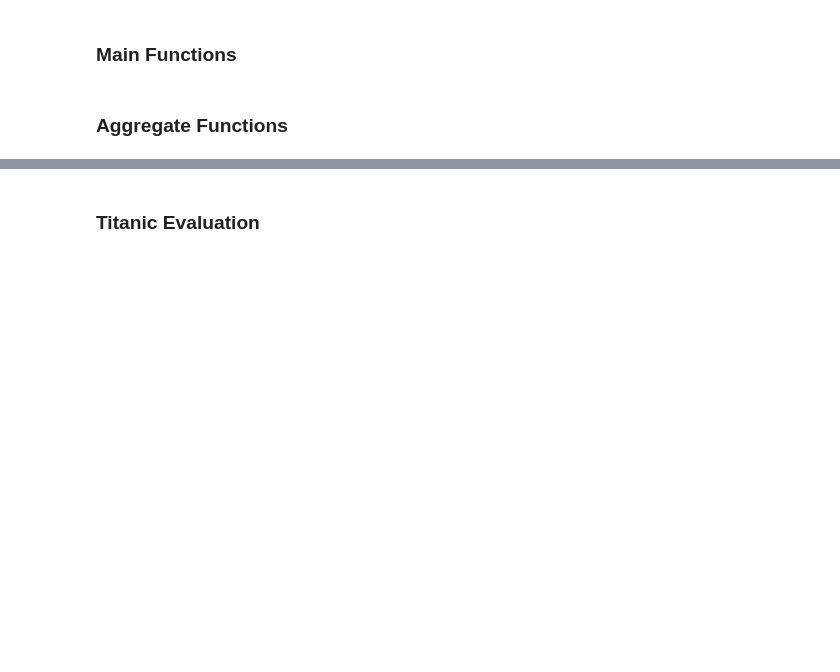
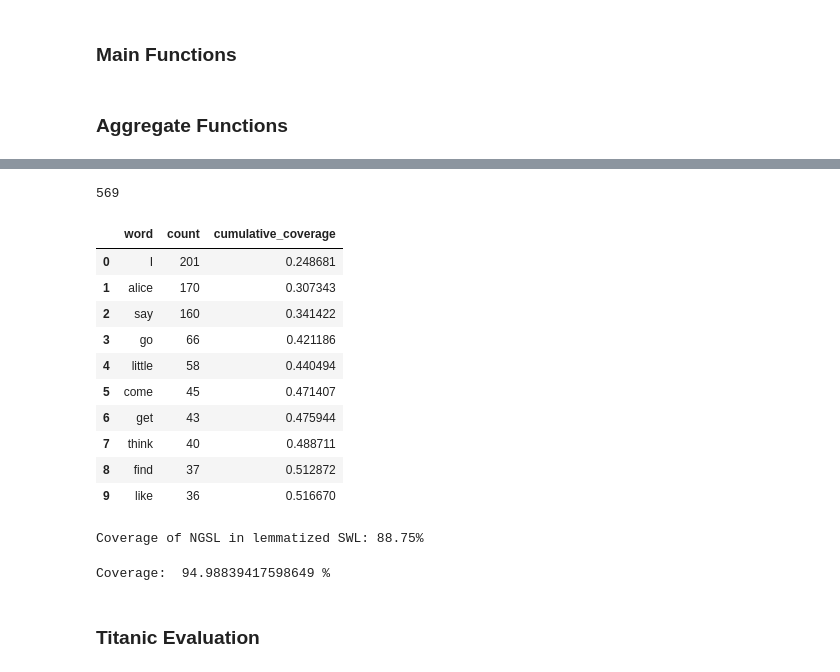
Before and after one commit to soum707/Significant-Word-List---NLP-Model, a Jupyter notebook: code.ipynb, the cells around one changed output, grey strips where cells are left out. Drawn from its saved outputs; the diff is of its cells as text; code cells hidden in the pictures; blank space fills up the shorter version.

```diff
--- a/code.ipynb
+++ b/code.ipynb
@@ -196,3 +332,27 @@ def compare_ngsl_lemmatized(lemmatized_df):
+# %%
+print(len(alice_swl_no_sw))
+alice_swl_no_sw.head(10)
+# %% [output]
+569
+|  | word | count | cumulative_coverage |
+| 0 | I | 201 | 0.248681 |
+| 1 | alice | 170 | 0.307343 |
+| 2 | say | 160 | 0.341422 |
+| 3 | go | 66 | 0.421186 |
+| 4 | little | 58 | 0.440494 |
+| 5 | come | 45 | 0.471407 |
+| 6 | get | 43 | 0.475944 |
+| 7 | think | 40 | 0.488711 |
+| 8 | find | 37 | 0.512872 |
+| 9 | like | 36 | 0.516670 |
+# %%
+alice_ngsl_coverage = compare_ngsl_lemmatized(alice_df)
+# %% [output]
+Coverage of NGSL in lemmatized SWL: 88.75%
+# %%
+alice_swl_coverage = coverage(alice_swl['count'], alice_df['count'])
+# %% [output]
+Coverage:  94.98839417598649 %
 # %% [markdown]
 ### Titanic Evaluation
 # %%
```
Also changed, not shown: parts of 20 cells of this notebook.
